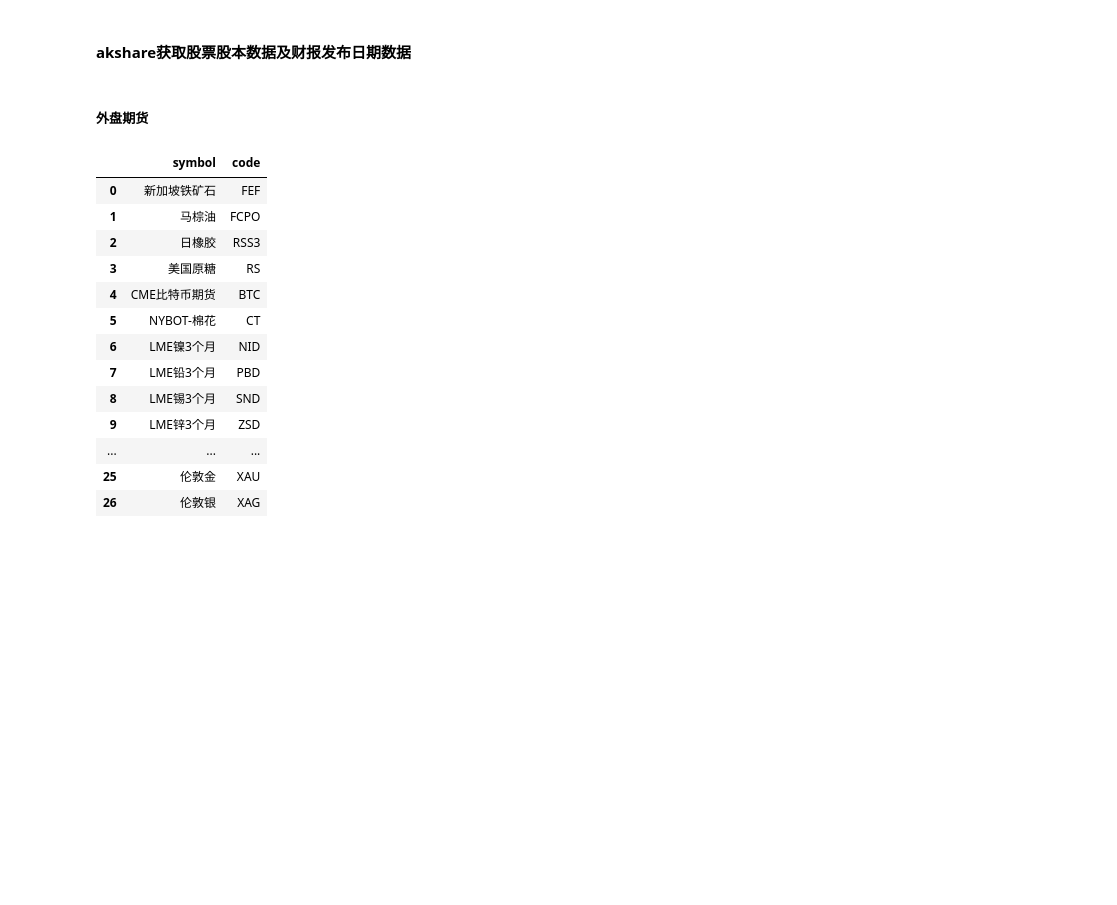
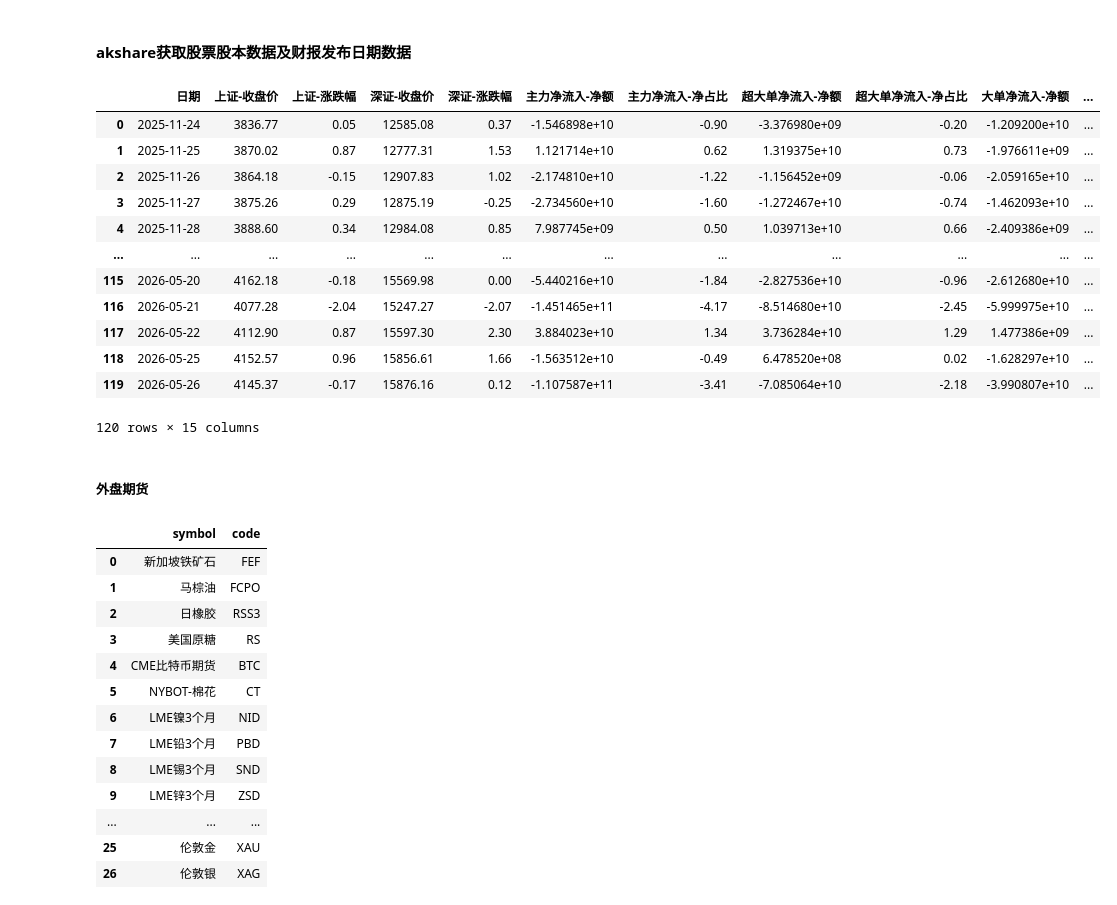
Before and after one commit to u588/app, a Jupyter notebook: AiStock/AK数据接口.ipynb, the cells around one changed output. Cells and saved outputs as stored; diff of their text form; code cells hidden in the pictures; blank space fills up the shorter version.

```diff
--- a/AiStock/AK数据接口.ipynb
+++ b/AiStock/AK数据接口.ipynb
@@ -6,6 +6,22 @@ from sqlalchemy import create_engine
 import pandas as pd
 from tqdm import tqdm
 import plotly.express as px
+# %%
+ak.stock_market_fund_flow()
+# %% [output]
+|  | 日期 | 上证-收盘价 | 上证-涨跌幅 | 深证-收盘价 | 深证-涨跌幅 | 主力净流入-净额 | 主力净流入-净占比 | 超大单净流入-净额 | 超大单净流入-净占比 | 大单净流入-净额 | ... |
+| 0 | 2025-11-24 | 3836.77 | 0.05 | 12585.08 | 0.37 | -1.546898e+10 | -0.90 | -3.376980e+09 | -0.20 | -1.209200e+10 | ... |
+| 1 | 2025-11-25 | 3870.02 | 0.87 | 12777.31 | 1.53 | 1.121714e+10 | 0.62 | 1.319375e+10 | 0.73 | -1.976611e+09 | ... |
+| 2 | 2025-11-26 | 3864.18 | -0.15 | 12907.83 | 1.02 | -2.174810e+10 | -1.22 | -1.156452e+09 | -0.06 | -2.059165e+10 | ... |
+| 3 | 2025-11-27 | 3875.26 | 0.29 | 12875.19 | -0.25 | -2.734560e+10 | -1.60 | -1.272467e+10 | -0.74 | -1.462093e+10 | ... |
+| 4 | 2025-11-28 | 3888.60 | 0.34 | 12984.08 | 0.85 | 7.987745e+09 | 0.50 | 1.039713e+10 | 0.66 | -2.409386e+09 | ... |
+| ... | ... | ... | ... | ... | ... | ... | ... | ... | ... | ... | ... |
+| 115 | 2026-05-20 | 4162.18 | -0.18 | 15569.98 | 0.00 | -5.440216e+10 | -1.84 | -2.827536e+10 | -0.96 | -2.612680e+10 | ... |
+| 116 | 2026-05-21 | 4077.28 | -2.04 | 15247.27 | -2.07 | -1.451465e+11 | -4.17 | -8.514680e+10 | -2.45 | -5.999975e+10 | ... |
+| 117 | 2026-05-22 | 4112.90 | 0.87 | 15597.30 | 2.30 | 3.884023e+10 | 1.34 | 3.736284e+10 | 1.29 | 1.477386e+09 | ... |
+| 118 | 2026-05-25 | 4152.57 | 0.96 | 15856.61 | 1.66 | -1.563512e+10 | -0.49 | 6.478520e+08 | 0.02 | -1.628297e+10 | ... |
+| 119 | 2026-05-26 | 4145.37 | -0.17 | 15876.16 | 0.12 | -1.107587e+11 | -3.41 | -7.085064e+10 | -2.18 | -3.990807e+10 | ... |
+120 rows × 15 columns
 # %% [markdown]
 ##### 外盘期货
 # %%
```
Also changed, not shown: 46 other files.
